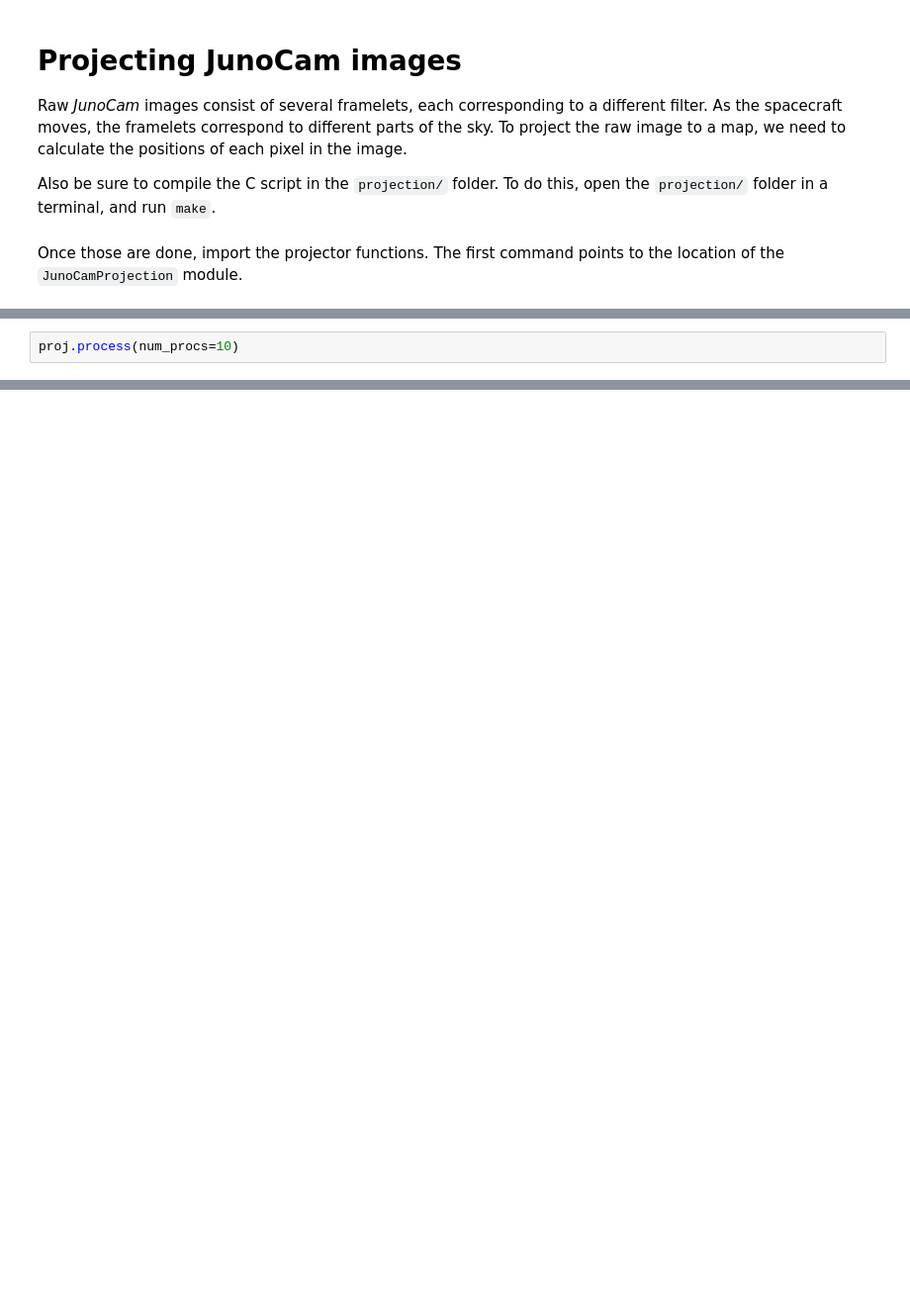
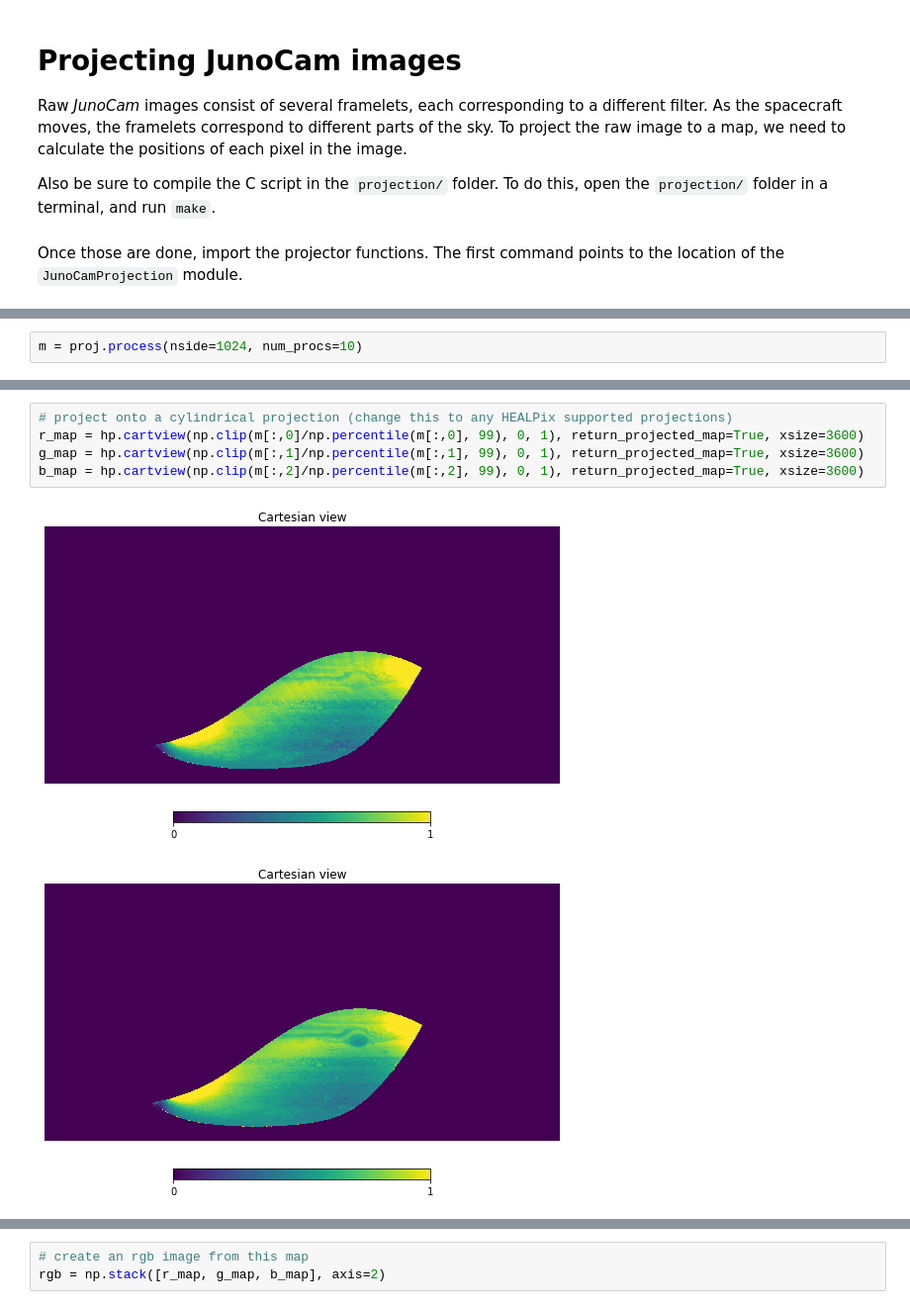
Before and after one commit to ramanakumars/JunoCamProjection, a Jupyter notebook: examples/projection.ipynb, the cells around one changed output, grey strips where cells are left out. Shown: that part at 99% size. Drawn from its saved outputs; the diff is of its cells as text; blank space fills up the shorter version.

```diff
--- a/examples/projection.ipynb
+++ b/examples/projection.ipynb
@@ -42,3 +42,3 @@ In the end, the code will produce a netCDF4 file which contains the location of
 # %%
-proj.process(num_procs=10)
+m = proj.process(nside=1024, num_procs=10)
 # %% [output]
@@ -81,0 +56,8 @@ Processing incidence angles
+# %%
+# project onto a cylindrical projection (change this to any HEALPix supported projections)
+r_map = hp.cartview(np.clip(m[:,0]/np.percentile(m[:,0], 99), 0, 1), return_projected_map=True, xsize=3600)
+g_map = hp.cartview(np.clip(m[:,1]/np.percentile(m[:,1], 99), 0, 1), return_projected_map=True, xsize=3600)
+b_map = hp.cartview(np.clip(m[:,2]/np.percentile(m[:,2], 99), 0, 1), return_projected_map=True, xsize=3600)
+# %% [output]
+[figure, added]
+[figure, added]
@@ -81,0 +65,3 @@ Processing incidence angles
+# %%
+# create an rgb image from this map
+rgb = np.stack([r_map, g_map, b_map], axis=2)
```
Also changed, not shown: parts of 23 cells of this notebook, 9 other files.
